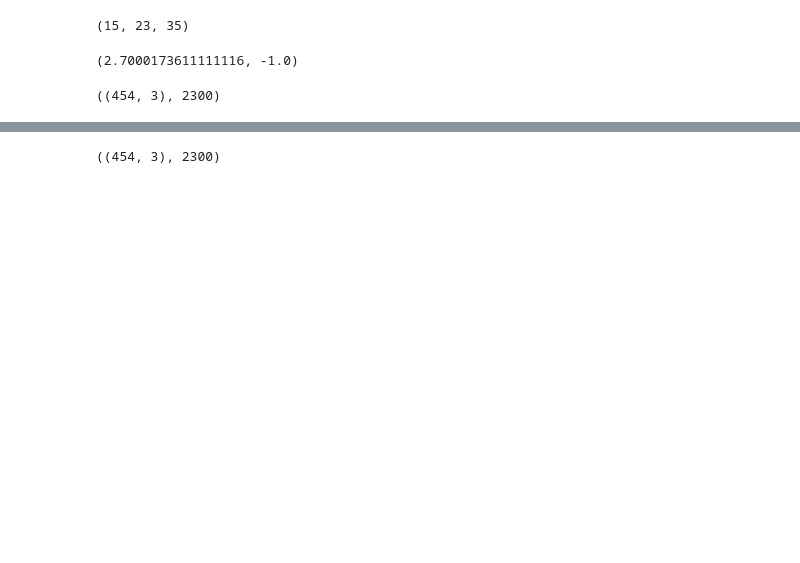
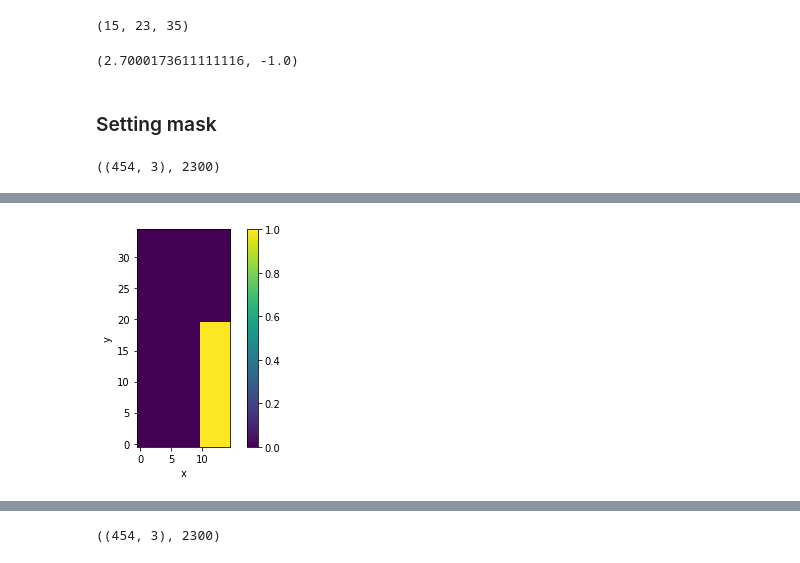
Before and after one commit to Leguark/Sandbox, a Jupyter notebook: Masked marching cubes.ipynb, the cells around one changed output, grey strips where cells are left out. Cells and saved outputs as stored; diff of their text form; code cells hidden in the pictures; blank space fills up the shorter version.

```diff
--- a/Masked marching cubes.ipynb
+++ b/Masked marching cubes.ipynb
@@ -19,6 +23,8 @@ ellipsoid.shape
 ellipsoid.max(), ellipsoid.min()
 # %% [output]
 (2.7000173611111116, -1.0)
+# %% [markdown]
+### Setting mask
 # %%
 mask = np.ones_like(ellipsoid, dtype=int)
 mask[:10, :, :]  = 0
@@ -29,9 +35,9 @@ ver.shape, mask.sum()
 # %% [output]
 ((454, 3), 2300)
 # %%
-plt.imshow(mask[:,4, :])
-plt.xlabel('z')
-plt.ylabel('x')
+plt.imshow(mask[:,4, :].T, origin='bottom')
+plt.xlabel('x')
+plt.ylabel('y')
 plt.colorbar()
 plt.show()
 # %% [output]
@@ -40 +44,2 @@ plt.show()
+[figure, added]
 # %%
```
Also changed, not shown: parts of 17 cells of this notebook.
